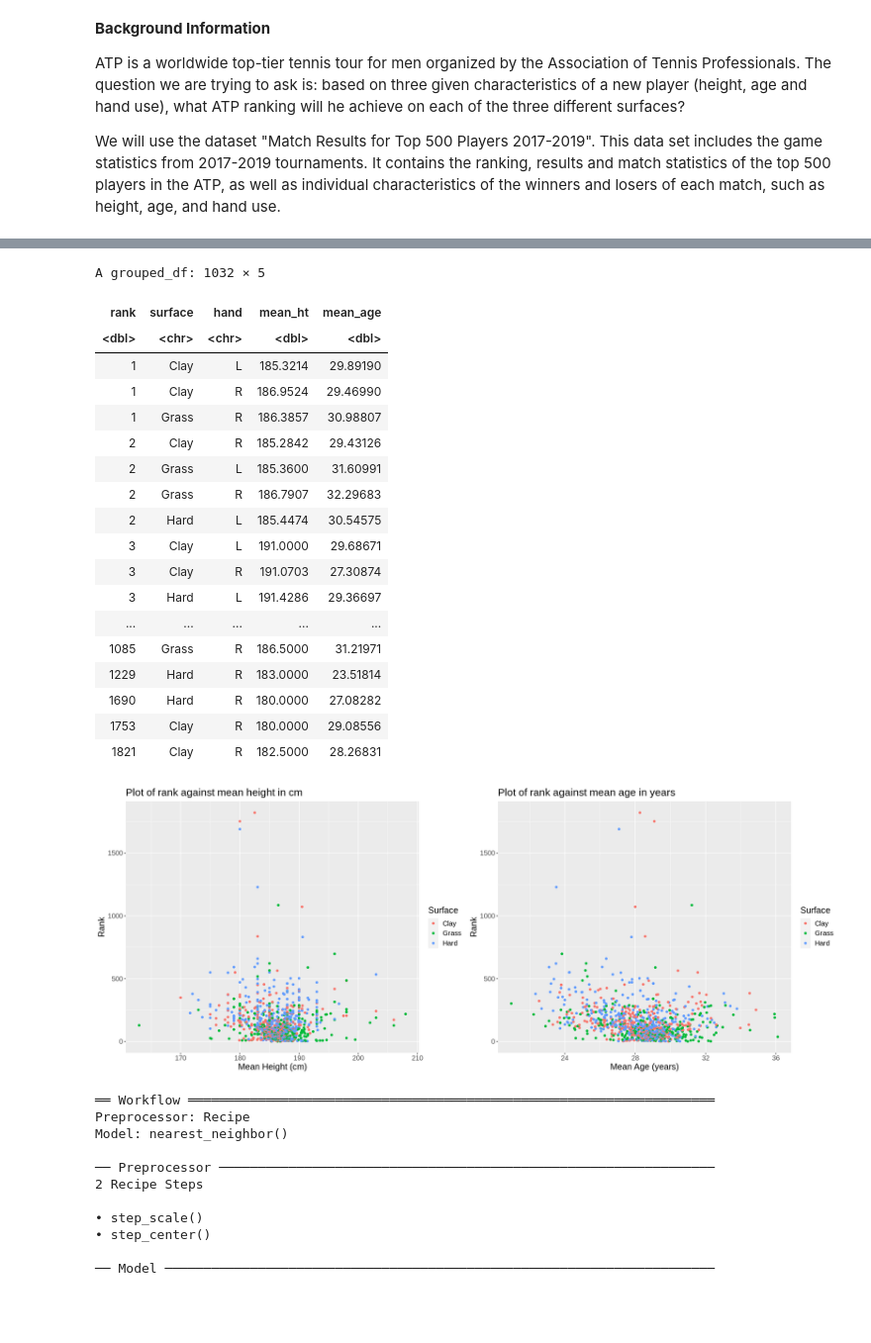
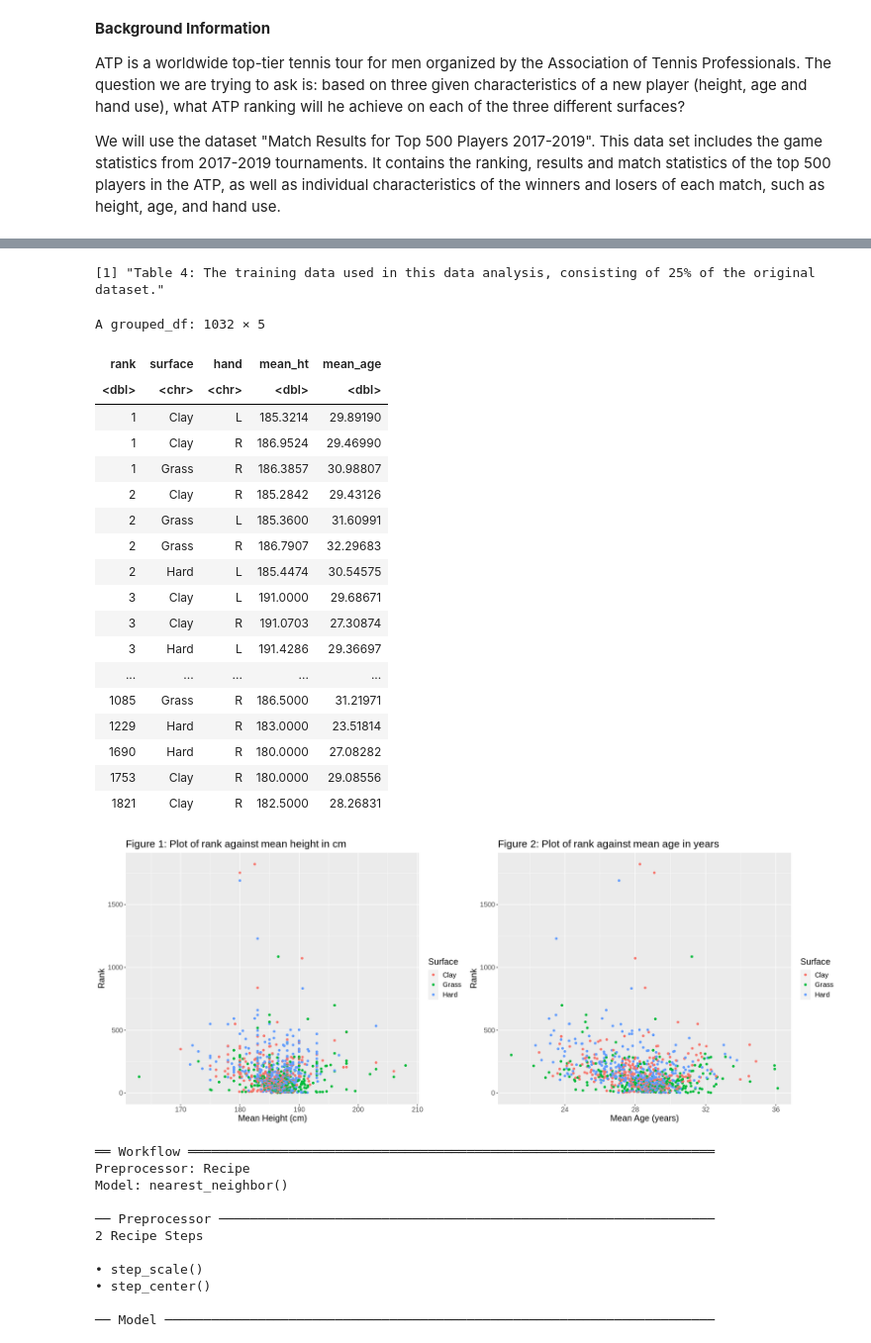
Before and after one commit to KatieSwan/DSCI100_GroupProject, a Jupyter notebook: Project_Report.ipynb, the cells around one changed output, grey strips where cells are left out. Shown at 99% size. Cells and saved outputs as stored; diff of their text form; code cells hidden in the pictures; blank space fills up the shorter version.

Commit message:
Table & figure labels
Added table & figure labels

```diff
--- a/Project_Report.ipynb
+++ b/Project_Report.ipynb
@@ -134,9 +140,11 @@ tennis_split <- initial_split(tennis_mean, prop = 0.75, strata = rank )
 tennis_training <- training(tennis_split)
 tennis_testing <- testing(tennis_split)
 # %%
+print("Table 4: The training data used in this data analysis, consisting of 25% of the original dataset.")
 tennis_training
 # %% [output]
-A grouped_df: 1032 × 5
+[1] "Table 4: The training data used in this data analysis, consisting of 25% of the original dataset."
+A grouped_df: 1032 × 5
 | rank | surface | hand | mean_ht | mean_age |
 | <dbl> | <chr> | <chr> | <dbl> | <dbl> |
 | 1 | Clay | L | 185.3214 | 29.89190 |
@@ -158,27 +166,27 @@ A grouped_df: 1032 × 5
 # %%
 # Plotting rank against mean age:
 options(repr.plot.width = 18, repr.plot.height = 7)
 rank_vs_age_plot <- tennis_training|>
     filter(surface == "Clay"| surface == "Grass"| surface == "Hard")|>
     ggplot(aes(x=mean_age, y=rank, color = surface))+
     geom_point() +
     labs(x = "Mean Age (years)", y = "Rank", color = "Surface") +
-    ggtitle("Plot of rank against mean age in years")+
+    ggtitle("Figure 2: Plot of rank against mean age in years")+
     theme(text=element_text(size = 15))
 
 # Plotting height against mean age:
 rank_vs_height_plot<- tennis_training|>
     filter(surface == "Clay"| surface == "Grass"| surface == "Hard")|>
     ggplot(aes(x=mean_ht, y=rank, color = surface))+
     geom_point() +
     labs(x = "Mean Height (cm)", y = "Rank", colour = "Surface") +
-    ggtitle("Plot of rank against mean height in cm")+
+    ggtitle("Figure 1: Plot of rank against mean height in cm")+
     theme(text=element_text(size = 15))
 # use plot grid
 tennis_plots <- plot_grid(rank_vs_height_plot, rank_vs_age_plot)
 tennis_plots
 # %% [output]
-[figure, old version]
+[figure, new version]
 # %%
 # Creating a workflow for further data analysis and prediction using regression:
 tennis_spec <- nearest_neighbor(weight_func = "rectangular", neighbors = tune()) |>
```
Also changed, not shown: parts of 6 cells of this notebook.
